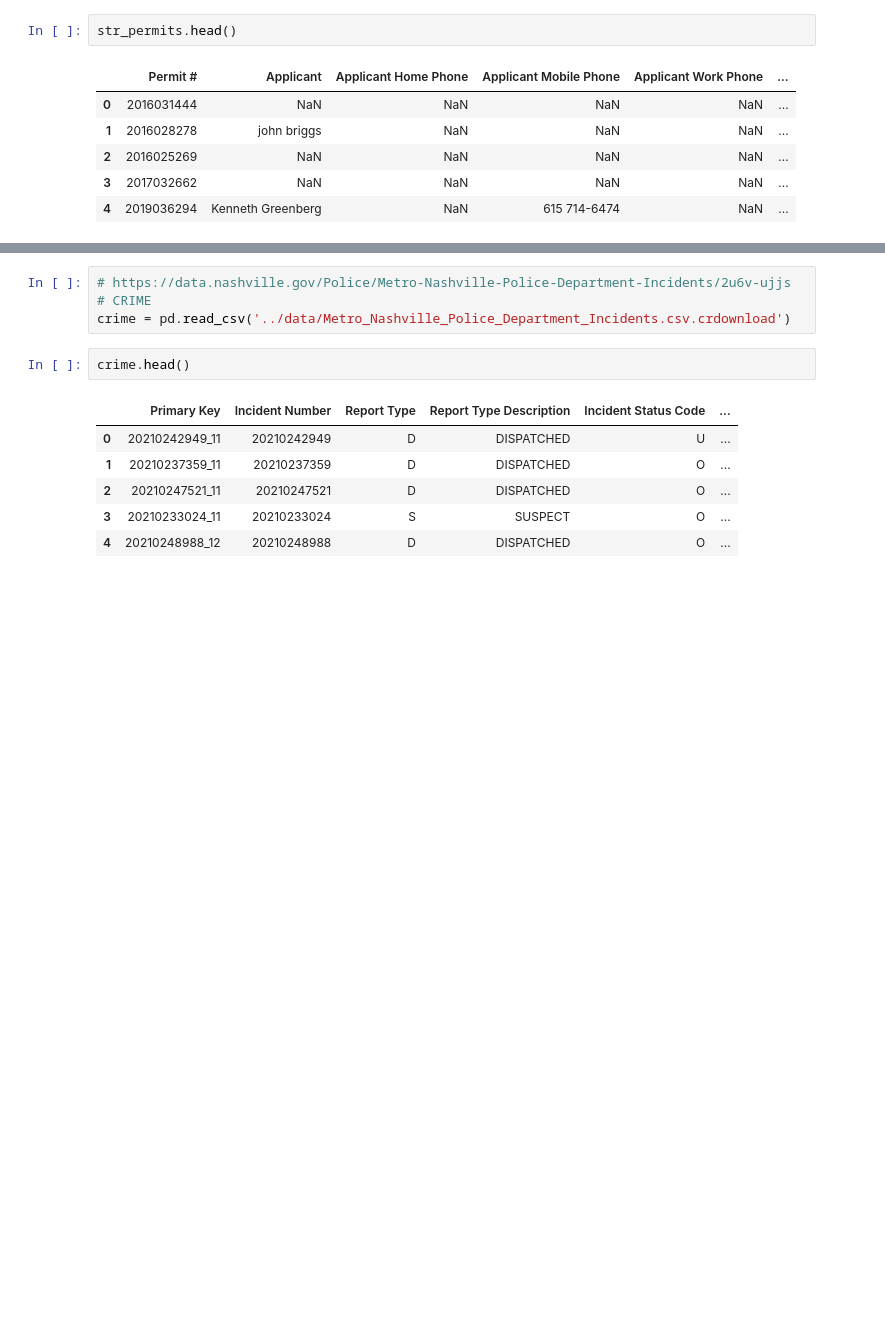
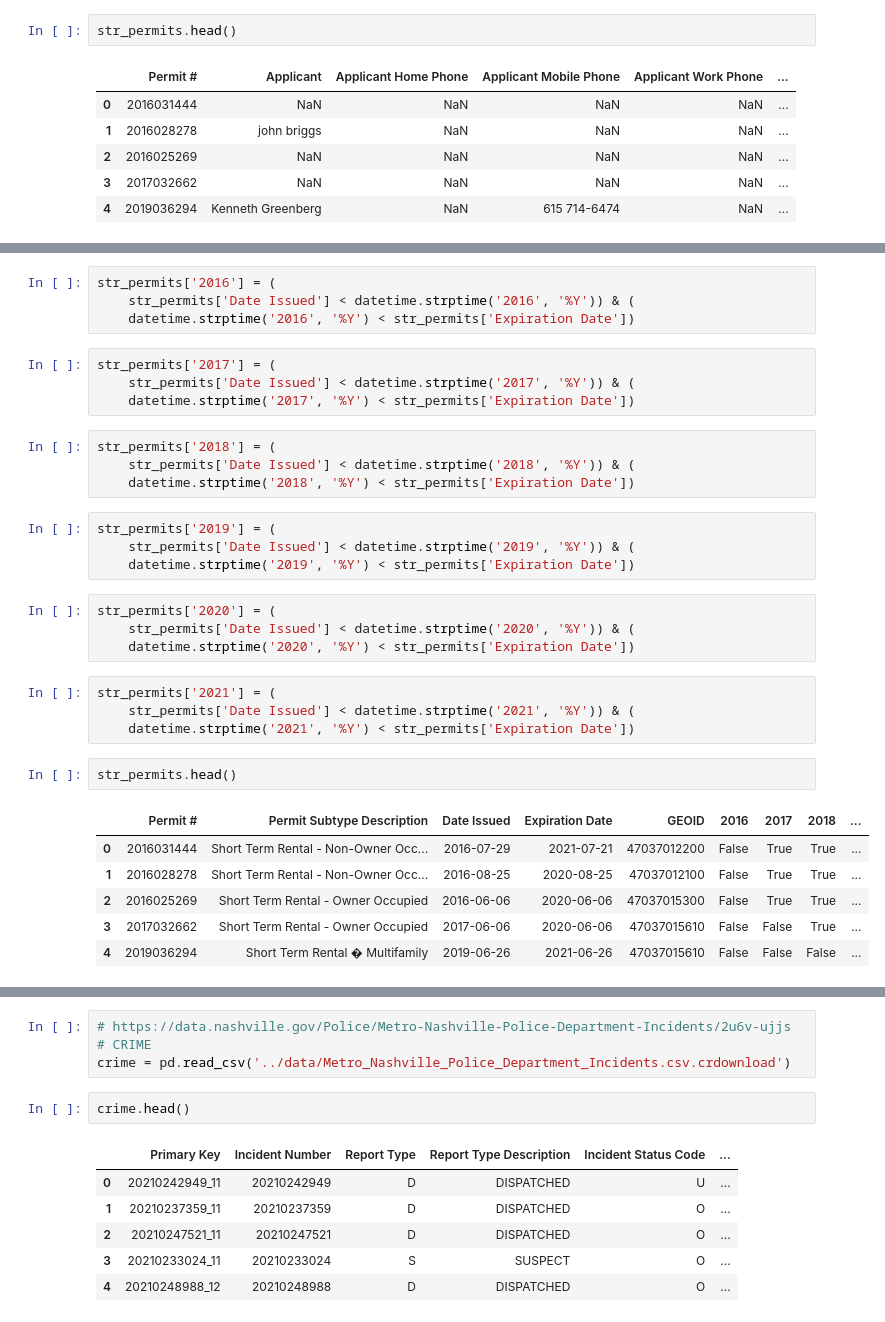
Before and after one commit to matttparker/airbnb-sentiments, a Jupyter notebook: notebooks/data_inspect.ipynb, the cells around one changed output, grey strips where cells are left out. Saved outputs shown, nothing was run; the diff lists cells and outputs as text; blank space fills up the shorter version.

```diff
--- a/notebooks/data_inspect.ipynb
+++ b/notebooks/data_inspect.ipynb
@@ -155,0 +184,33 @@ str_permits.head()
+# %%
+str_permits['2016'] = (
+    str_permits['Date Issued'] < datetime.strptime('2016', '%Y')) & (
+    datetime.strptime('2016', '%Y') < str_permits['Expiration Date'])
+# %%
+str_permits['2017'] = (
+    str_permits['Date Issued'] < datetime.strptime('2017', '%Y')) & (
+    datetime.strptime('2017', '%Y') < str_permits['Expiration Date'])
+# %%
+str_permits['2018'] = (
+    str_permits['Date Issued'] < datetime.strptime('2018', '%Y')) & (
+    datetime.strptime('2018', '%Y') < str_permits['Expiration Date'])
+# %%
+str_permits['2019'] = (
+    str_permits['Date Issued'] < datetime.strptime('2019', '%Y')) & (
+    datetime.strptime('2019', '%Y') < str_permits['Expiration Date'])
+# %%
+str_permits['2020'] = (
+    str_permits['Date Issued'] < datetime.strptime('2020', '%Y')) & (
+    datetime.strptime('2020', '%Y') < str_permits['Expiration Date'])
+# %%
+str_permits['2021'] = (
+    str_permits['Date Issued'] < datetime.strptime('2021', '%Y')) & (
+    datetime.strptime('2021', '%Y') < str_permits['Expiration Date'])
+# %%
+str_permits.head()
+# %% [output]
+|  | Permit # | Permit Subtype Description | Date Issued | Expiration Date | GEOID | 2016 | 2017 | 2018 | ... |
+| 0 | 2016031444 | Short Term Rental - Non-Owner Occ... | 2016-07-29 | 2021-07-21 | 47037012200 | False | True | True | ... |
+| 1 | 2016028278 | Short Term Rental - Non-Owner Occ... | 2016-08-25 | 2020-08-25 | 47037012100 | False | True | True | ... |
+| 2 | 2016025269 | Short Term Rental - Owner Occupied | 2016-06-06 | 2020-06-06 | 47037015300 | False | True | True | ... |
+| 3 | 2017032662 | Short Term Rental - Owner Occupied | 2017-06-06 | 2020-06-06 | 47037015610 | False | False | True | ... |
+| 4 | 2019036294 | Short Term Rental � Multifamily | 2019-06-26 | 2021-06-26 | 47037015610 | False | False | False | ... |
```
Also changed, not shown: parts of 43 cells of this notebook.
